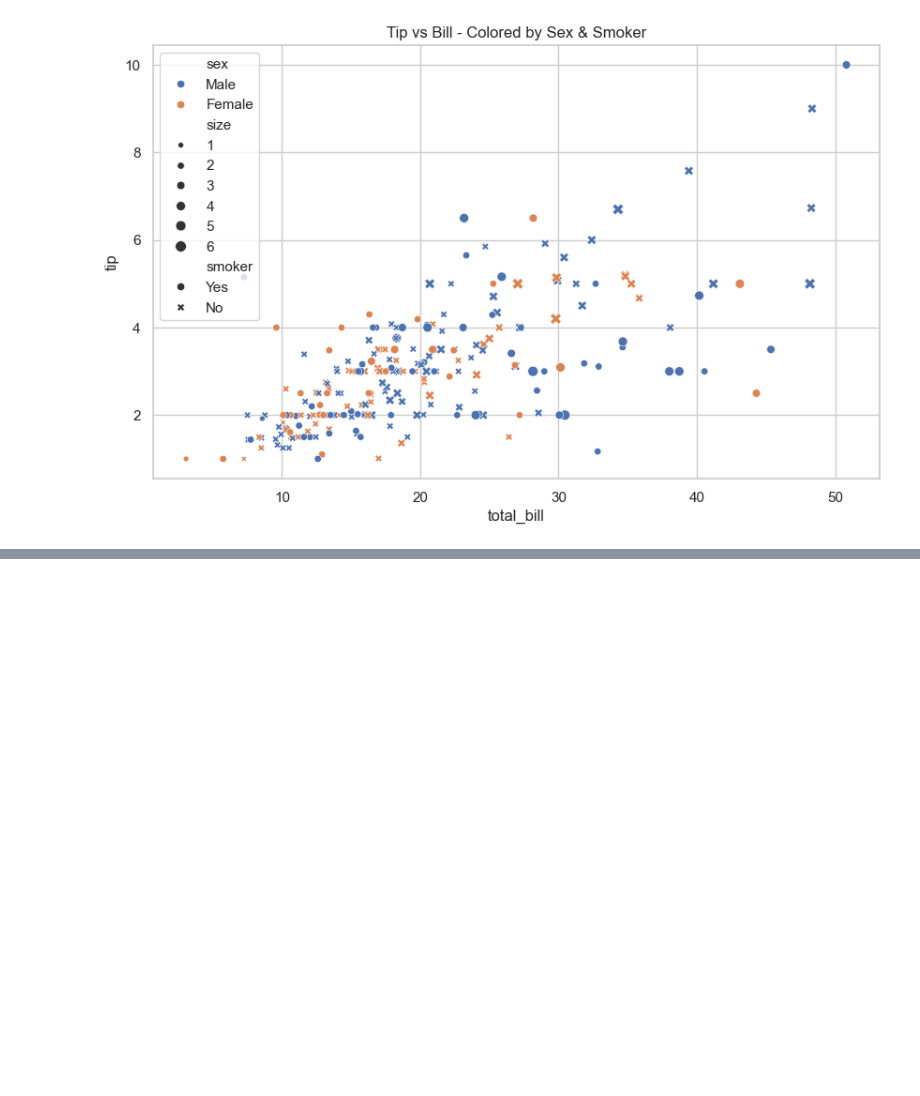
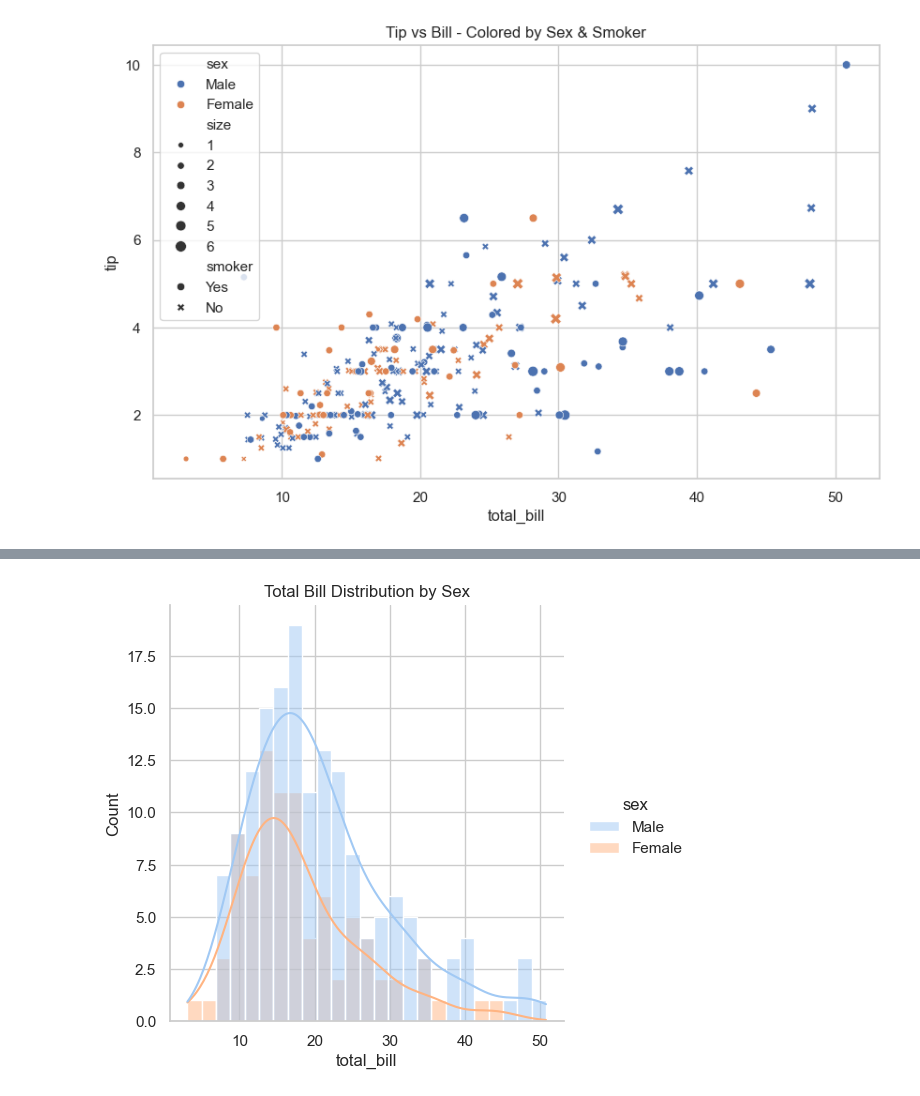
Before and after one commit to Pankaj-Str/Complete-Python-Mastery, a Jupyter notebook: 47 Seaborn/Seaborn_Example.ipynb, the cells around one changed output, grey strips where cells are left out. Cells and saved outputs as stored; diff of their text form; code cells hidden in the pictures; blank space fills up the shorter version.

```diff
--- a/47 Seaborn/Seaborn_Example.ipynb
+++ b/47 Seaborn/Seaborn_Example.ipynb
@@ -67,0 +83,8 @@ URLError: <urlopen error [SSL: CERTIFICATE_VERIFY_FAILED] certificate verify fai
+# %%
+# Example 2: Separate distributions by category
+
+sns.displot(data=tips, x="total_bill", hue="sex", kde=True, bins=25)
+plt.title("Total Bill Distribution by Sex")
+plt.show()
+# %% [output]
+[figure, added]
```
Also changed, not shown: parts of 14 cells of this notebook, 2 other files.
